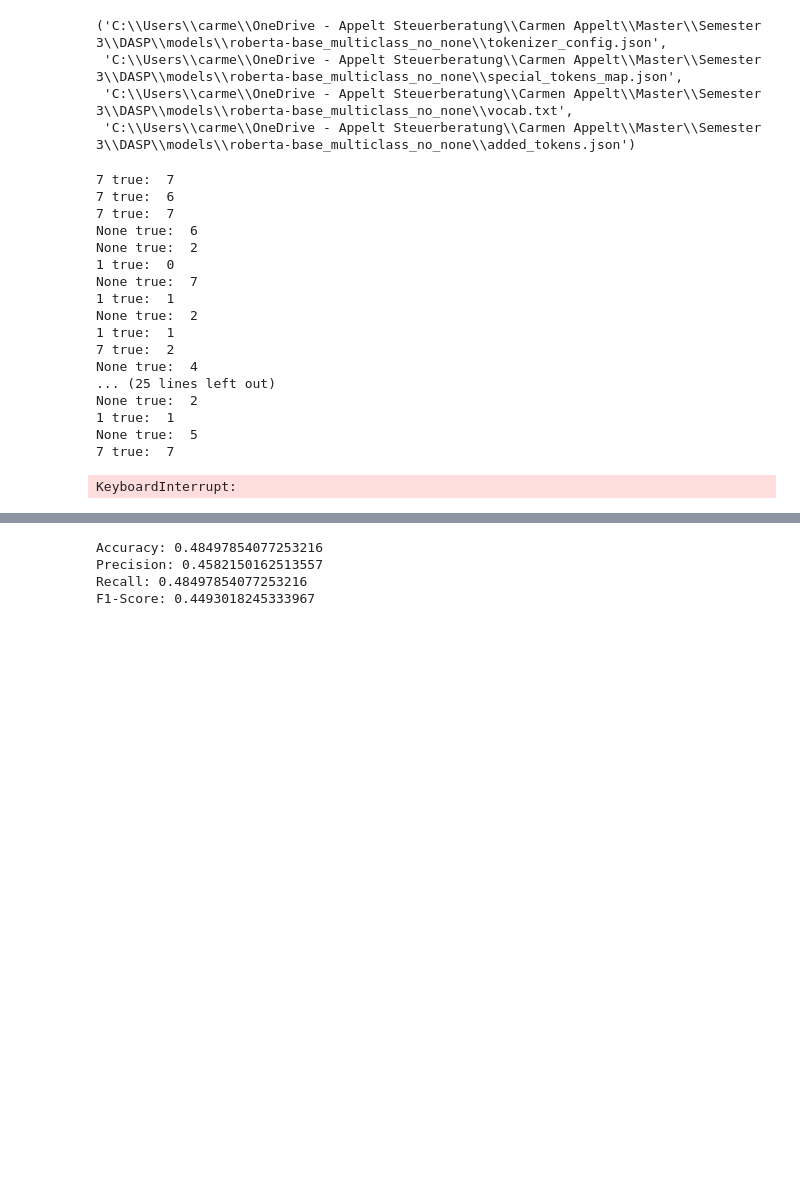
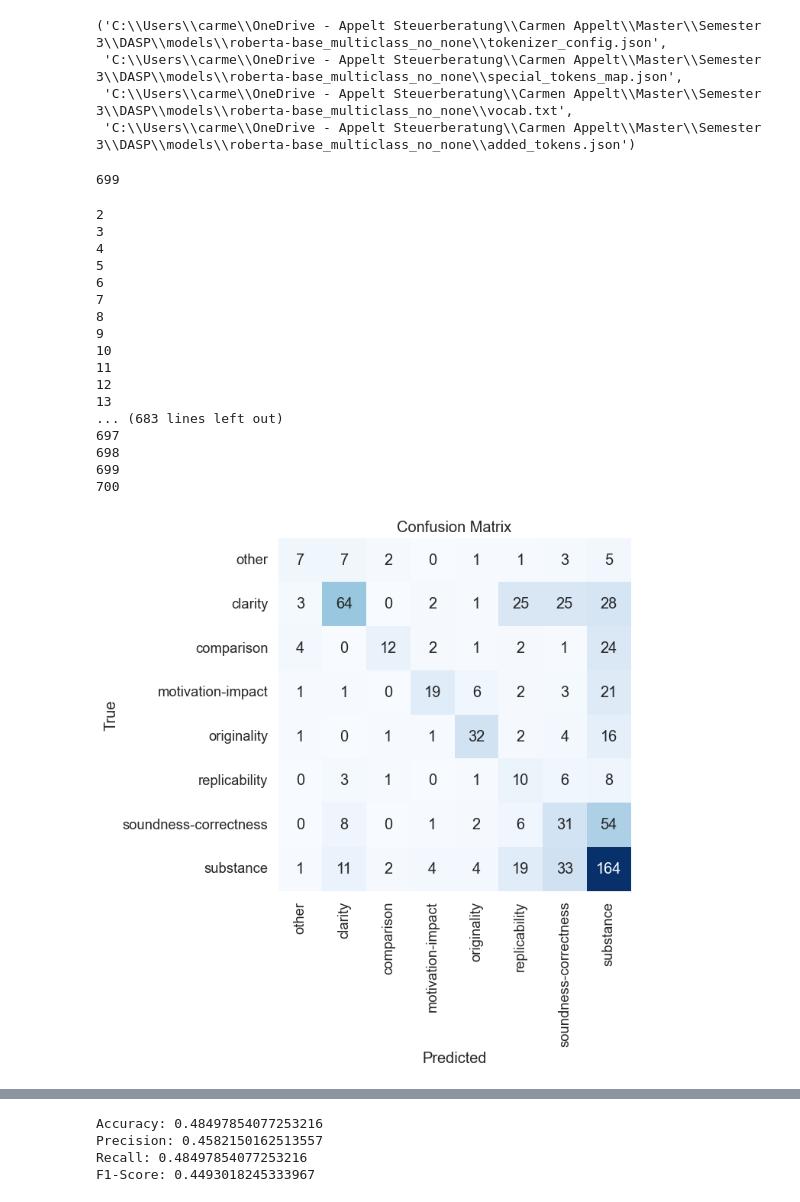
Before and after one commit to sukannyapurkayastha/DASP_report_template, a Jupyter notebook: backend/nlp/attitude_classifier/finetuning_disapere_data_no_none.ipynb, the cells around one changed output, grey strips where cells are left out. Drawn from its saved outputs; the diff is of its cells as text; code cells hidden in the pictures; blank space fills up the shorter version.

```diff
--- a/backend/nlp/attitude_classifier/finetuning_disapere_data_no_none.ipynb
+++ b/backend/nlp/attitude_classifier/finetuning_disapere_data_no_none.ipynb
@@ -272,7 +288,7 @@ import tensorflow as tf
 
 # Konvertieren Sie die Labels in Tensoren
 train_labels = tf.convert_to_tensor(train_labels)
-val_labels = tf.convert_to_tensor(val_labels)
+test_labels = tf.convert_to_tensor(test_labels)
 
 # Erstellen Sie TensorFlow-Datasets
 train_dataset = tf.data.Dataset.from_tensor_slices((
@@ -280,7 +296,7 @@ train_dataset = tf.data.Dataset.from_tensor_slices((
     train_labels
 ))
 
-val_dataset = tf.data.Dataset.from_tensor_slices((
-    dict(val_encodings),
-    val_labels
+test_dataset = tf.data.Dataset.from_tensor_slices((
+    dict(test_encodings),
+    test_labels
 ))
@@ -296,7 +322,7 @@ model.fit(
     train_dataset.shuffle(1000).batch(16),
     epochs=2,
     batch_size=16,
-    validation_data=val_dataset.shuffle(1000).batch(16),
+    validation_data=test_dataset.shuffle(1000).batch(16),
     callbacks=[early_stopping]
 )
 # %% [output]
@@ -311,5 +334,5 @@ KeyboardInterrupt:
 # %%
-save_directory = r"C:\Users\carme\OneDrive - Appelt Steuerberatung\Carmen Appelt\Master\Semester 3\DASP\models\roberta-base_multiclass_no_none"
+save_directory = r"C:\Users\carme\OneDrive - Appelt Steuerberatung\Carmen Appelt\Master\Semester 3\DASP\models\roberta-base_multiclass_no_none_e2"
 # %%
 model.save_pretrained(save_directory)
 tokenizer.save_pretrained(save_directory)
@@ -353,9 +376,10 @@ def predict_category(text, thresholds):
     max_prob = probabilities[prediction_value]
 
     if max_prob >= thresholds[prediction_value]:
+        print("yes")
         return prediction_value
     else:
-        return None
+        return tf.argmax(output, axis=1).numpy()[0]
 # %%
 # val_labels[0]
 # val_texts
@@ -383,46 +386,53 @@ Class 7: 0.48
+# %%
+len(test_labels)
+# %% [output]
+699
 # %%
 from sklearn.metrics import confusion_matrix
 from sklearn.metrics import classification_report
 import matplotlib.pyplot as plt
 import seaborn as sns
 
-class_thresholds = [0.1, 0.60, 0.50, 0.50, 0.35, 0.3, 0.70, 0.55]
+class_thresholds = [0.3, 0.2, 0.25, 0.5, 0.45, 0.5, 0.01, 0.95]
 
 pred = []
-for v, y in zip(test_texts[:100], test_labels[:100]):
-    print(predict_category(v, class_thresholds), "true: ", y)
-    pred.append(predict_category(v, class_thresholds))
+x=1
+for v, y in zip(test_texts, test_labels):
+    x = x+1
+    print(x)
+    #print(predict_category(v, class_thresholds), "true: ", y)
+    pred.append(predict_category(v))
 
 
-confusion = confusion_matrix(test_labels[:100], pred)
+confusion = confusion_matrix(test_labels, pred)
 plt.figure(figsize=(8, 6))
 sns.set(font_scale=1.2)
 sns.heatmap(confusion, annot=True, fmt="d", cmap="Blues", cbar=False, square=True,
-xticklabels=["other", "clarity", "comparison", "motivation-impact", "originality", "replicability", "soundness-correctness",  "substance", "None"],
-yticklabels=["other", "clarity", "comparison", "motivation-impact", "originality", "replicability", "soundness-correctness",  "substance", "None"])
+xticklabels=["other", "clarity", "comparison", "motivation-impact", "originality", "replicability", "soundness-correctness",  "substance"],
+yticklabels=["other", "clarity", "comparison", "motivation-impact", "originality", "replicability", "soundness-correctness",  "substance"])
 plt.xlabel('Predicted')
 plt.ylabel('True')
 plt.title('Confusion Matrix')
 plt.show()
 # %% [output]
-7 true:  7
-7 true:  6
-7 true:  7
-None true:  6
-None true:  2
-1 true:  0
-None true:  7
-1 true:  1
-None true:  2
-1 true:  1
-7 true:  2
-None true:  4
-... (25 lines left out)
-None true:  2
-1 true:  1
-None true:  5
-7 true:  7
+2
+3
+4
+5
+6
+7
+8
+9
+10
+11
+12
+13
+... (683 lines left out)
+697
+698
+699
+700
-KeyboardInterrupt:
+[figure, added]
 # %%
 confusion = confusion_matrix(train_labels, pred)
 plt.figure(figsize=(8, 6))
```
Also changed, not shown: parts of 12 cells of this notebook, 1 other file.
